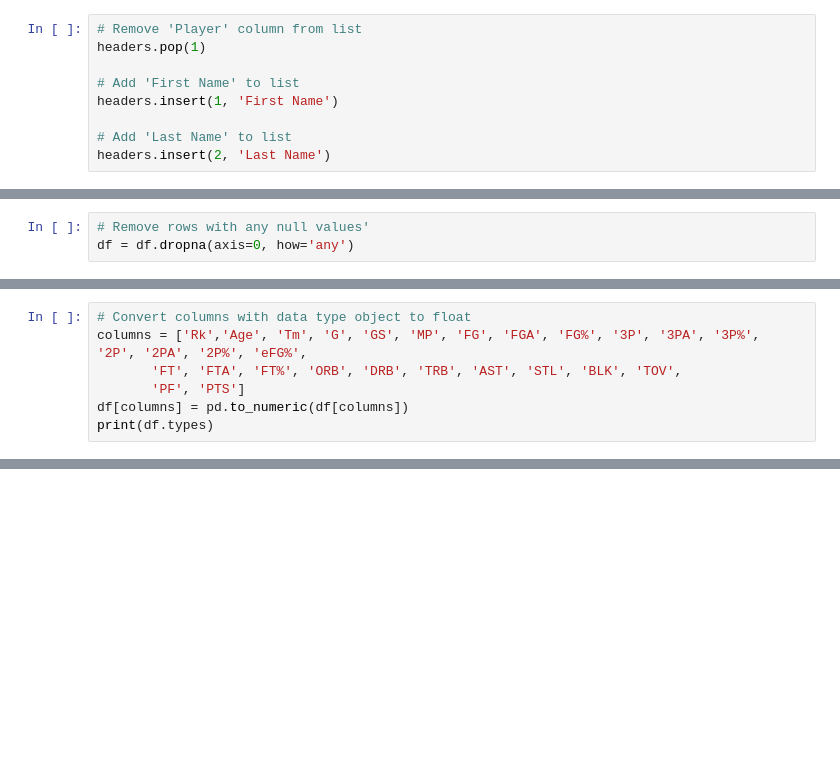
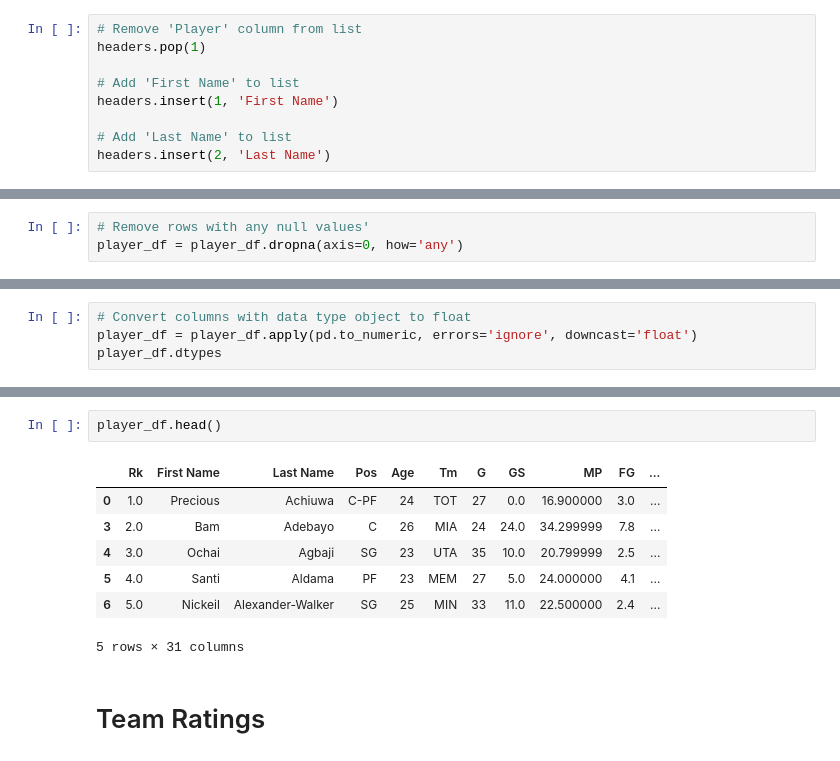
Before and after one commit to VincentGordon-Data-Analyst/nba-web-scraping-project, a Jupyter notebook: Player Stats/player_stats.ipynb, the cells around one changed output, grey strips where cells are left out. Drawn from its saved outputs; the diff is of its cells as text; blank space fills up the shorter version.

```diff
--- a/Player Stats/player_stats.ipynb
+++ b/Player Stats/player_stats.ipynb
@@ -59,4 +89,4 @@ df.info()
 # %%
 # Remove rows with any null values'
-df = df.dropna(axis=0, how='any')
+player_df = player_df.dropna(axis=0, how='any')
 # %%
@@ -82,8 +112,5 @@ dtype: object
 # %%
 # Convert columns with data type object to float
-columns = ['Rk','Age', 'Tm', 'G', 'GS', 'MP', 'FG', 'FGA', 'FG%', '3P', '3PA', '3P%', '2P', '2PA', '2P%', 'eFG%',
-       'FT', 'FTA', 'FT%', 'ORB', 'DRB', 'TRB', 'AST', 'STL', 'BLK', 'TOV',
-       'PF', 'PTS']
-df[columns] = pd.to_numeric(df[columns])
-print(df.types)
+player_df = player_df.apply(pd.to_numeric, errors='ignore', downcast='float')
+player_df.dtypes
 # %% [output]
@@ -90,0 +134,12 @@ TypeError: arg must be a list, tuple, 1-d array, or Series
+# %%
+player_df.head()
+# %% [output]
+|  | Rk | First Name | Last Name | Pos | Age | Tm | G | GS | MP | FG | ... |
+| 0 | 1.0 | Precious | Achiuwa | C-PF | 24 | TOT | 27 | 0.0 | 16.900000 | 3.0 | ... |
+| 3 | 2.0 | Bam | Adebayo | C | 26 | MIA | 24 | 24.0 | 34.299999 | 7.8 | ... |
+| 4 | 3.0 | Ochai | Agbaji | SG | 23 | UTA | 35 | 10.0 | 20.799999 | 2.5 | ... |
+| 5 | 4.0 | Santi | Aldama | PF | 23 | MEM | 27 | 5.0 | 24.000000 | 4.1 | ... |
+| 6 | 5.0 | Nickeil | Alexander-Walker | SG | 25 | MIN | 33 | 11.0 | 22.500000 | 2.4 | ... |
+5 rows × 31 columns
+# %% [markdown]
+# Team Ratings
```
Also changed, not shown: parts of 13 cells of this notebook.
